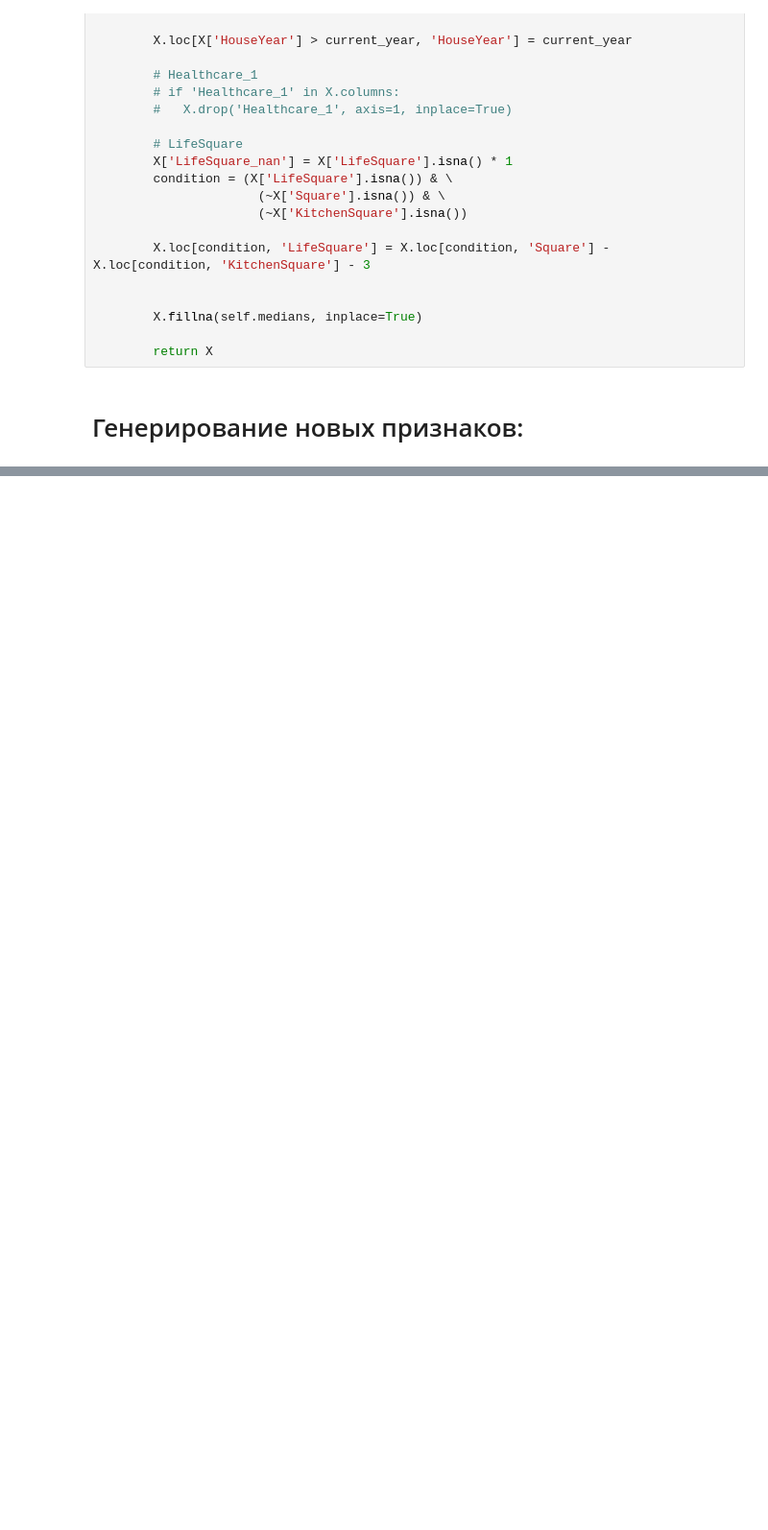
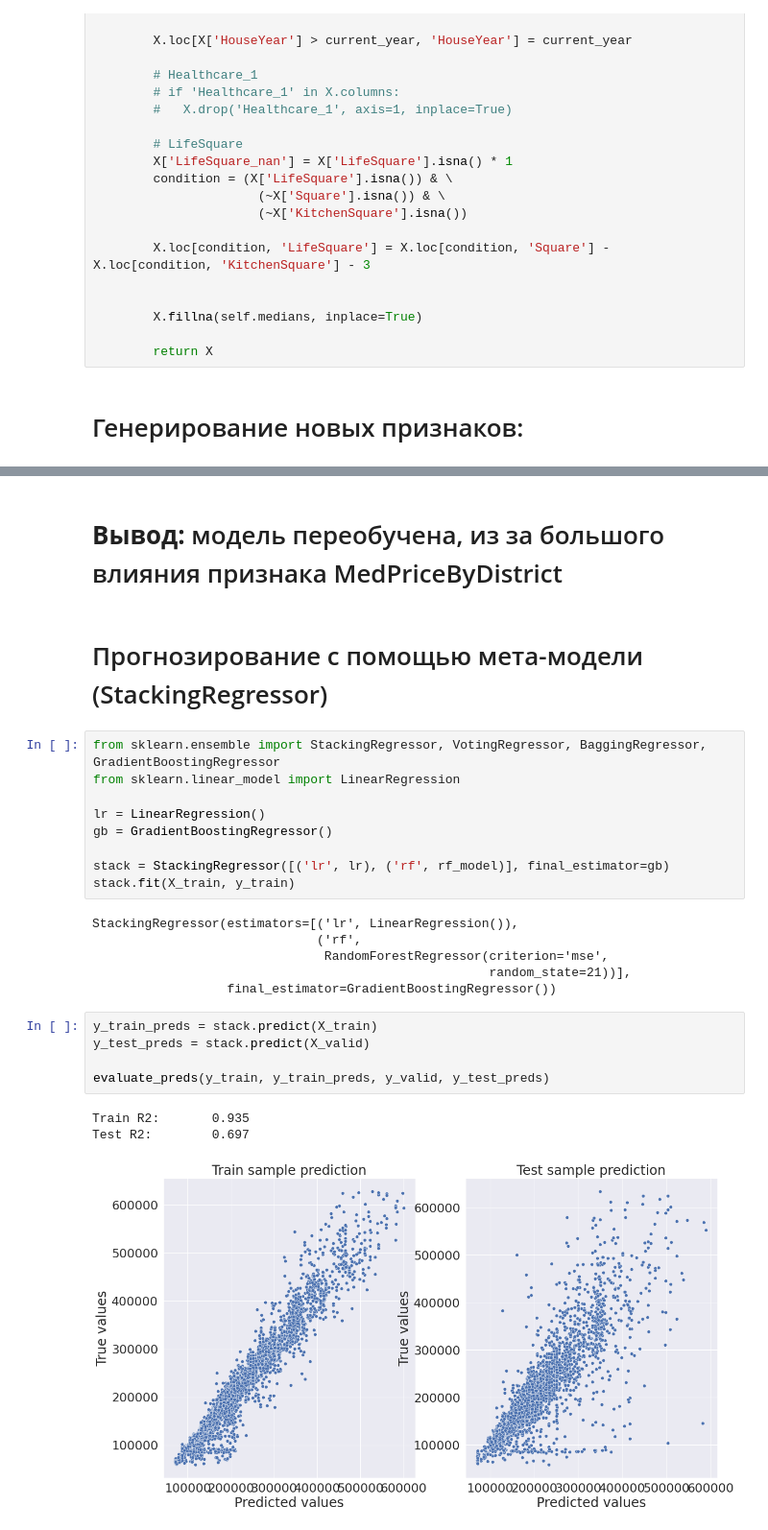
Before and after one commit to vit050587/Kaggle-Competition-Price-Prediction, a Jupyter notebook: Price_Prediction.ipynb, the cells around one changed output, grey strips where cells are left out. Shown at 96% size. Drawn from its saved outputs; the diff is of its cells as text; blank space fills up the shorter version.

```diff
--- a/Price_Prediction.ipynb
+++ b/Price_Prediction.ipynb
@@ -704,0 +1132,28 @@ class DataPreprocessing:
+# %% [markdown]
+# **Вывод:** модель переобучена, из за большого влияния признака MedPriceByDistrict
+# %% [markdown]
+# Прогнозирование с помощью мета-модели (StackingRegressor)
+# %%
+from sklearn.ensemble import StackingRegressor, VotingRegressor, BaggingRegressor, GradientBoostingRegressor
+from sklearn.linear_model import LinearRegression
+
+lr = LinearRegression()
+gb = GradientBoostingRegressor()
+
+stack = StackingRegressor([('lr', lr), ('rf', rf_model)], final_estimator=gb)
+stack.fit(X_train, y_train)
+# %% [output]
+StackingRegressor(estimators=[('lr', LinearRegression()),
+                              ('rf',
+                               RandomForestRegressor(criterion='mse',
+                                                     random_state=21))],
+                  final_estimator=GradientBoostingRegressor())
+# %%
+y_train_preds = stack.predict(X_train)
+y_test_preds = stack.predict(X_valid)
+
+evaluate_preds(y_train, y_train_preds, y_valid, y_test_preds)
+# %% [output]
+Train R2:       0.935
+Test R2:        0.697
+[figure, added]
```
Also changed, not shown: parts of 49 cells of this notebook.
